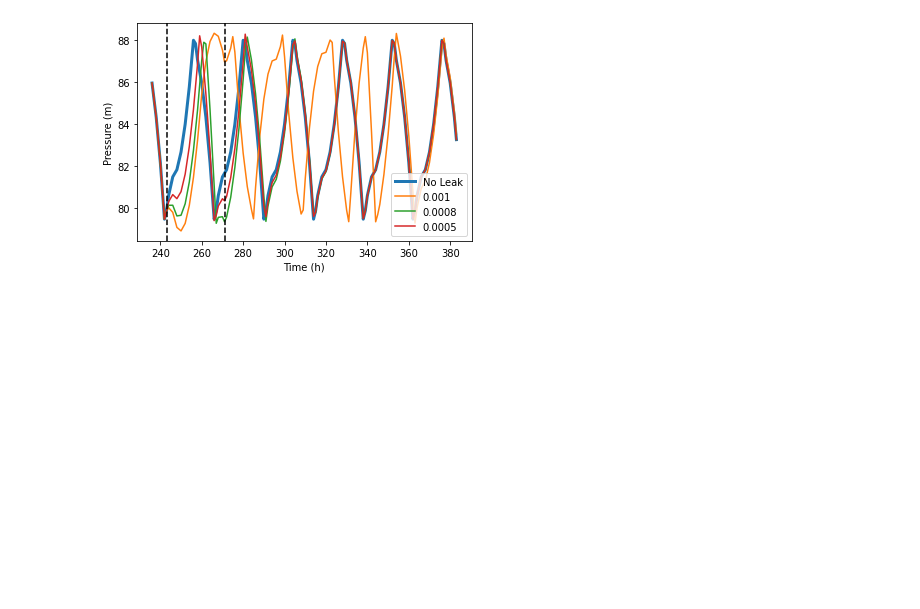
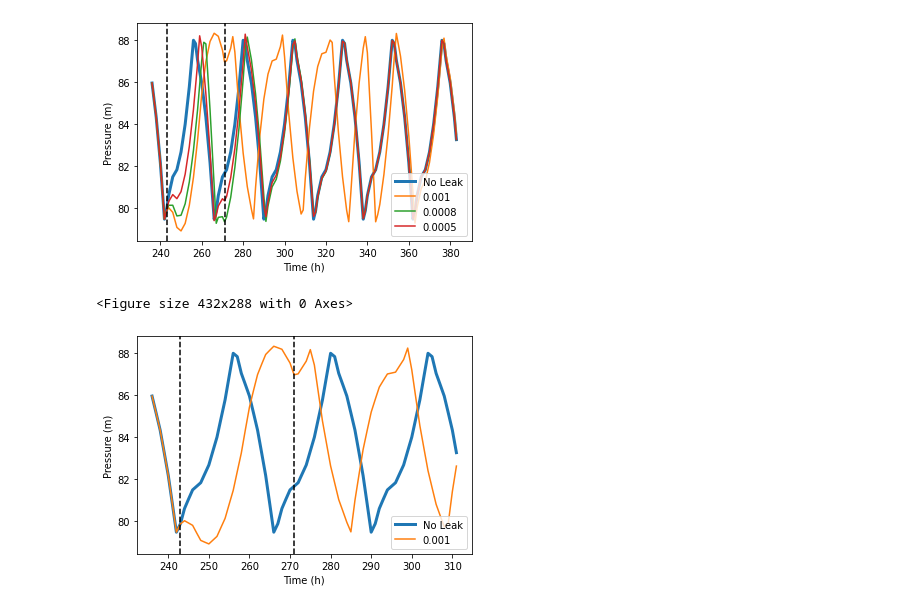
Before and after one commit to JulianBvW/BA-WDN-Leakage-Detection, a Jupyter notebook: VisualTesting.ipynb, the cells around one changed output. Cells and saved outputs as stored; diff of their text form; code cells hidden in the pictures; blank space fills up the shorter version.

```diff
--- a/VisualTesting.ipynb
+++ b/VisualTesting.ipynb
@@ -224,3 +224,18 @@ plot(df[9*24+20:16*24], location="lower right", line_at=[10*24+3, 11*24+7], high
 # %% [output]
 <Figure size 432x288 with 0 Axes>
 [figure]
+# %%
+start = 10*24+3
+end   = 11*24+7
+
+df = data_no_leak.get_nodes(['12'])
+df.rename(columns={'12':'No Leak'}, inplace=True)
+for strength in [0.001]:
+  p = wdn.simulate(30*24, [('12', strength, start, end)])
+  data = Dataloader(p, wdn.important_nodes)
+  df[strength] = data.get_nodes(['12'])['12'].values.tolist()
+
+plot(df[9*24+20:13*24], location="lower right", line_at=[start, end], highlight_first=True)
+# %% [output]
+<Figure size 432x288 with 0 Axes>
+[figure, added]
```
Also changed, not shown: parts of 9 cells of this notebook.
